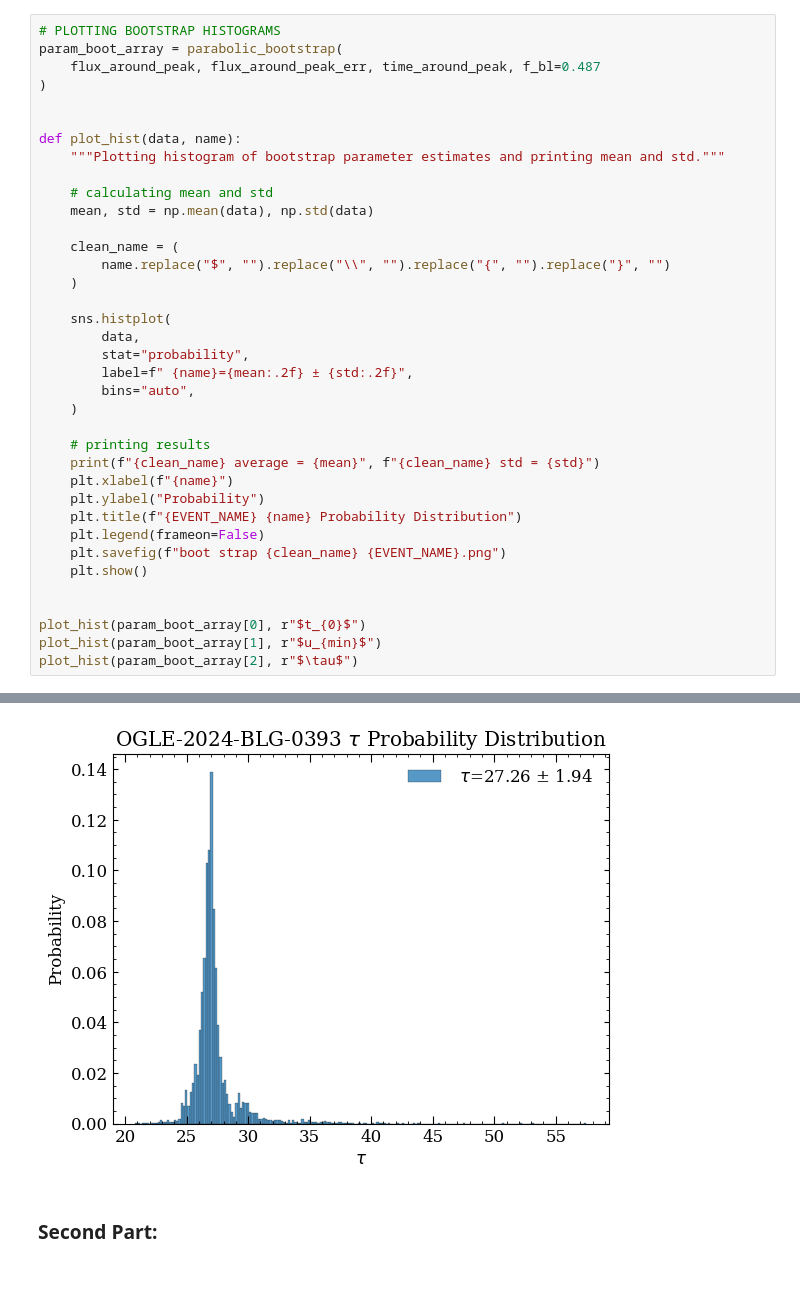
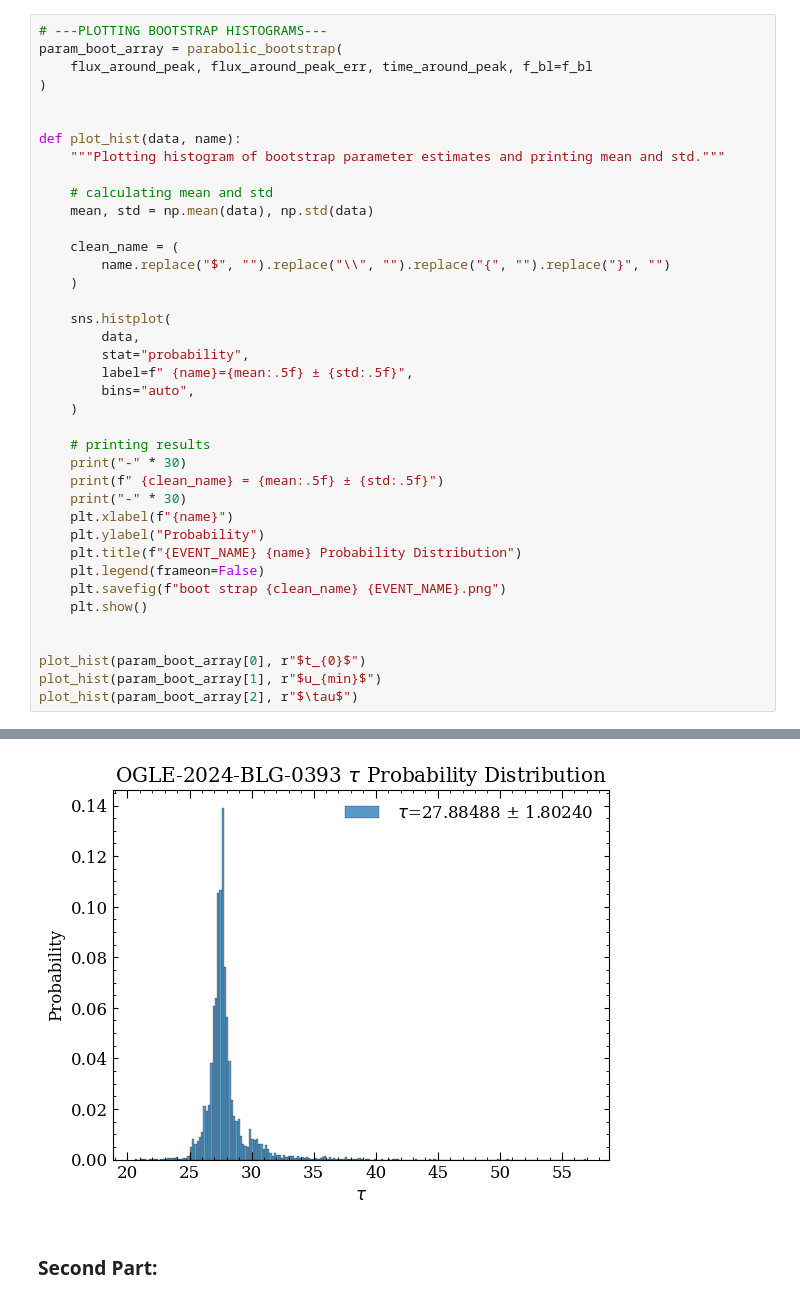
Before and after one commit to zivschoenfeld/Microlensing-analysis, a Jupyter notebook: main.ipynb, the cells around one changed output, grey strips where cells are left out. Drawn from its saved outputs; the diff is of its cells as text.

```diff
--- a/main.ipynb
+++ b/main.ipynb
@@ -202,9 +250,9 @@ Chi-Squared Red.:      0.7932
 ------------------------------
 [figure]
 # %%
-# PLOTTING BOOTSTRAP HISTOGRAMS
+# ---PLOTTING BOOTSTRAP HISTOGRAMS---
 param_boot_array = parabolic_bootstrap(
-    flux_around_peak, flux_around_peak_err, time_around_peak, f_bl=0.487
+    flux_around_peak, flux_around_peak_err, time_around_peak, f_bl=f_bl
 )
 
 
@@ -221,12 +269,14 @@ def plot_hist(data, name):
     sns.histplot(
         data,
         stat="probability",
-        label=f" {name}={mean:.2f} ± {std:.2f}",
+        label=f" {name}={mean:.5f} ± {std:.5f}",
         bins="auto",
     )
 
     # printing results
-    print(f"{clean_name} average = {mean}", f"{clean_name} std = {std}")
+    print("-" * 30)
+    print(f" {clean_name} = {mean:.5f} ± {std:.5f}")
+    print("-" * 30)
     plt.xlabel(f"{name}")
     plt.ylabel("Probability")
     plt.title(f"{EVENT_NAME} {name} Probability Distribution")
@@ -247,4 +303,4 @@ tau average = 27.26251204082578 tau std = 1.936857750221743
-[figure, old version]
+[figure, new version]
 # %% [markdown]
 ### Second Part:
 # %%
```
Also changed, not shown: parts of 11 cells of this notebook.
